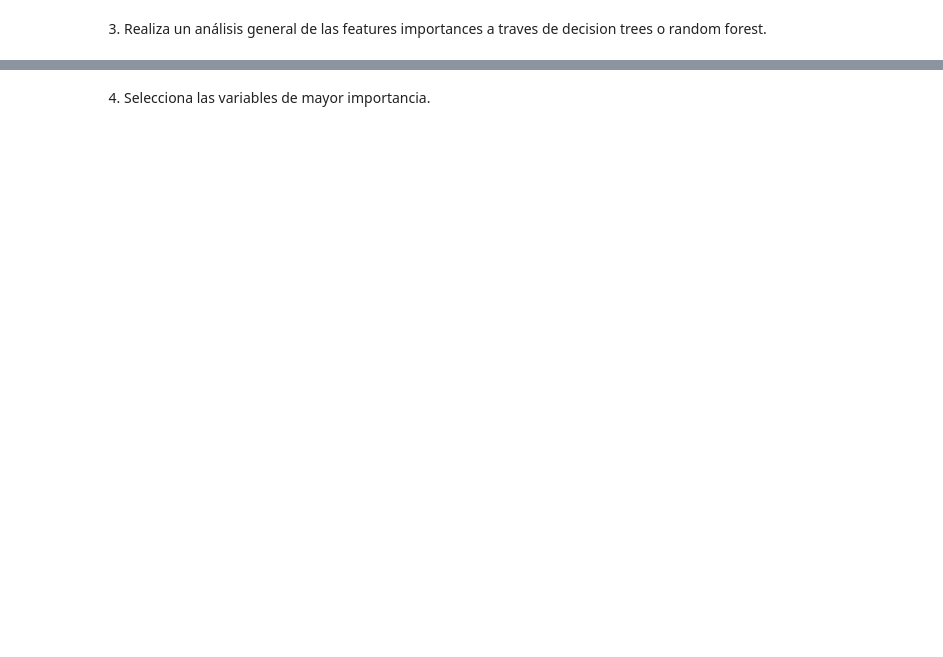
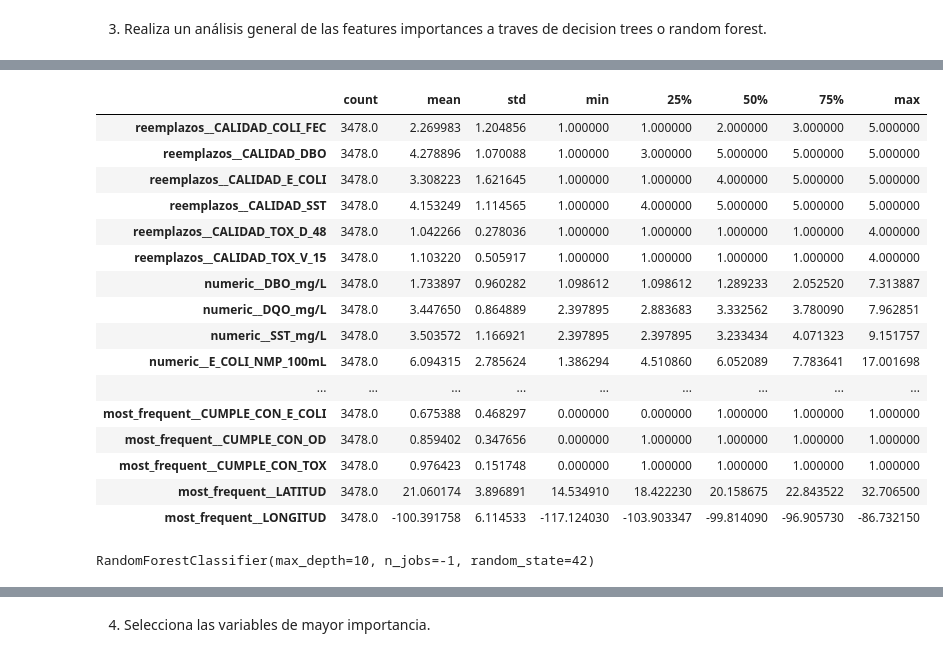
Before and after one commit to PosgradoMNA/actividades-del-projecto-equipo-35, a Jupyter notebook: Reto/Reto_Entrega_2.ipynb, the cells around one changed output, grey strips where cells are left out. Saved outputs shown, nothing was run; the diff lists cells and outputs as text; code cells hidden in the pictures; blank space fills up the shorter version.

```diff
--- a/Reto/Reto_Entrega_2.ipynb
+++ b/Reto/Reto_Entrega_2.ipynb
@@ -467,2 +483,18 @@ dtype: object
 # %% [markdown]
 1. Selecciona tus variables independientes X y dependiente Y (semáforo)
+# %%
+df.columns
+X = df[[
+  'TIPO', 'SUBTIPO', 'LONGITUD', 'LATITUD',
+  'DBO_mg/L', 'CALIDAD_DBO', 'DQO_mg/L', 'CALIDAD_DQO', 'SST_mg/L',
+  'CALIDAD_SST', 'COLI_FEC_NMP_100mL', 'CALIDAD_COLI_FEC',
+  'E_COLI_NMP_100mL', 'CALIDAD_E_COLI', 'OD_PORC', 'CALIDAD_OD_PORC',
+  'TOX_D_48_UT', 'CALIDAD_TOX_D_48', 'TOX_V_15_UT', 'CALIDAD_TOX_V_15',
+  'CUMPLE_CON_DBO', 'CUMPLE_CON_DQO',
+  'CUMPLE_CON_SST', 'CUMPLE_CON_CF', 'CUMPLE_CON_E_COLI', 'CUMPLE_CON_OD',
+  'CUMPLE_CON_TOX', 'GRUPO'
+]]
+
+y = df['SEMAFORO']
+print(X.shape)
+print(y.shape)
@@ -471,2 +512,21 @@ dtype: object
 # %% [markdown]
 3. Realiza un análisis general de las features importances a traves de decision trees o random forest.
+# %%
+# Funciones a utilizar en el pipeline
+def reemplazos(x):
+  reemplazos = {
+    'CALIDAD_COLI_FEC': {1:1, 2:2, 3:3, 4:3, 5:5},
+    'CALIDAD_DBO':      {1:1, 2:1, 3:3, 4:4, 5:5},
+    'CALIDAD_E_COLI':   {1:1, 2:1, 3:1, 4:4, 5:5},
+    'CALIDAD_SST':      {1:2, 2:2, 3:2, 4:4, 5:5},
+    'CALIDAD_TOX_D_48': {1:1, 2:2, 3:3, 4:3},
+    'CALIDAD_TOX_V_15': {1:1, 2:2, 3:3, 4:3},
+  }
+  for column, replacements in reemplazos.items():
+    x[column] = x[column].map(replacements)
+
+  return x
+
+
+def log_transform(x):
+  return np.log(1 + x)
@@ -472,0 +673,3 @@ dtype: object
+# %%
+feature_names = get_feature_names(columnTransformer)
+feature_names
@@ -472,0 +694,21 @@ dtype: object
+# %%
+XTransDf = pd.DataFrame(Xtransformed, columns=feature_names)
+XTransDf.describe(include='all').T
+# %% [output]
+|  | count | mean | std | min | 25% | 50% | 75% | max |
+| reemplazos__CALIDAD_COLI_FEC | 3478.0 | 2.269983 | 1.204856 | 1.000000 | 1.000000 | 2.000000 | 3.000000 | 5.000000 |
+| reemplazos__CALIDAD_DBO | 3478.0 | 4.278896 | 1.070088 | 1.000000 | 3.000000 | 5.000000 | 5.000000 | 5.000000 |
+| reemplazos__CALIDAD_E_COLI | 3478.0 | 3.308223 | 1.621645 | 1.000000 | 1.000000 | 4.000000 | 5.000000 | 5.000000 |
+| reemplazos__CALIDAD_SST | 3478.0 | 4.153249 | 1.114565 | 1.000000 | 4.000000 | 5.000000 | 5.000000 | 5.000000 |
+| reemplazos__CALIDAD_TOX_D_48 | 3478.0 | 1.042266 | 0.278036 | 1.000000 | 1.000000 | 1.000000 | 1.000000 | 4.000000 |
+| reemplazos__CALIDAD_TOX_V_15 | 3478.0 | 1.103220 | 0.505917 | 1.000000 | 1.000000 | 1.000000 | 1.000000 | 4.000000 |
+| numeric__DBO_mg/L | 3478.0 | 1.733897 | 0.960282 | 1.098612 | 1.098612 | 1.289233 | 2.052520 | 7.313887 |
+| numeric__DQO_mg/L | 3478.0 | 3.447650 | 0.864889 | 2.397895 | 2.883683 | 3.332562 | 3.780090 | 7.962851 |
+| numeric__SST_mg/L | 3478.0 | 3.503572 | 1.166921 | 2.397895 | 2.397895 | 3.233434 | 4.071323 | 9.151757 |
+| numeric__E_COLI_NMP_100mL | 3478.0 | 6.094315 | 2.785624 | 1.386294 | 4.510860 | 6.052089 | 7.783641 | 17.001698 |
+| ... | ... | ... | ... | ... | ... | ... | ... | ... |
+| most_frequent__CUMPLE_CON_E_COLI | 3478.0 | 0.675388 | 0.468297 | 0.000000 | 0.000000 | 1.000000 | 1.000000 | 1.000000 |
+| most_frequent__CUMPLE_CON_OD | 3478.0 | 0.859402 | 0.347656 | 0.000000 | 1.000000 | 1.000000 | 1.000000 | 1.000000 |
+| most_frequent__CUMPLE_CON_TOX | 3478.0 | 0.976423 | 0.151748 | 0.000000 | 1.000000 | 1.000000 | 1.000000 | 1.000000 |
+| most_frequent__LATITUD | 3478.0 | 21.060174 | 3.896891 | 14.534910 | 18.422230 | 20.158675 | 22.843522 | 32.706500 |
+| most_frequent__LONGITUD | 3478.0 | -100.391758 | 6.114533 | -117.124030 | -103.903347 | -99.814090 | -96.905730 | -86.732150 |
@@ -472,0 +722,4 @@ dtype: object
+# %%
+randomForest.fit(Xtransformed, yfinal)
+# %% [output]
+RandomForestClassifier(max_depth=10, n_jobs=-1, random_state=42)
```
Also changed, not shown: parts of 16 cells of this notebook.
